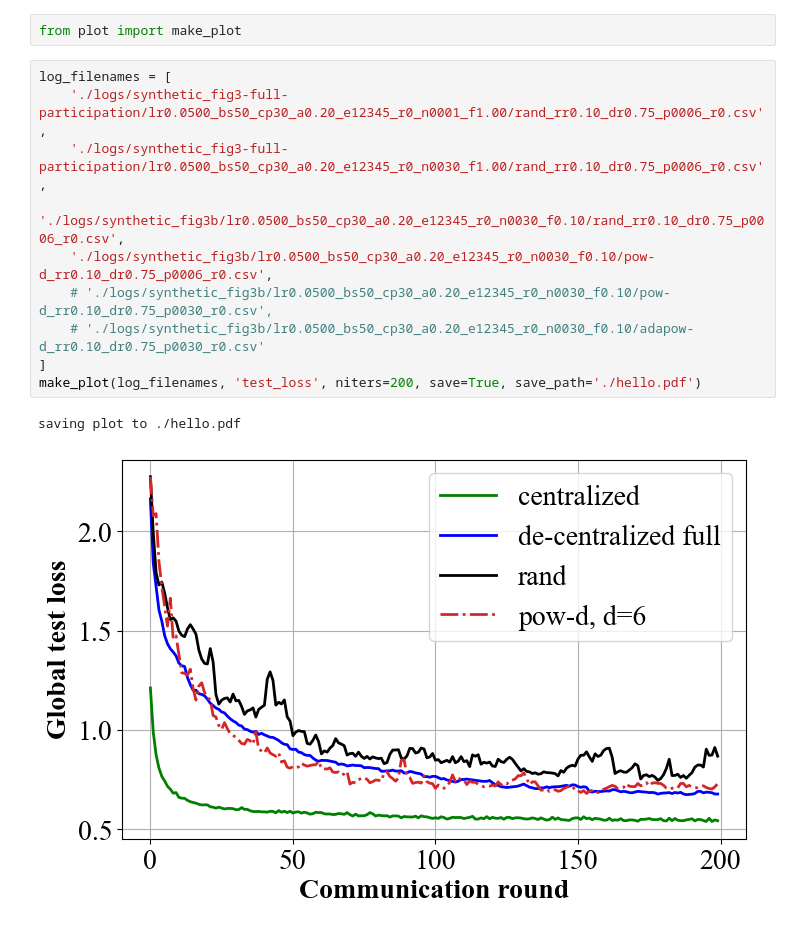
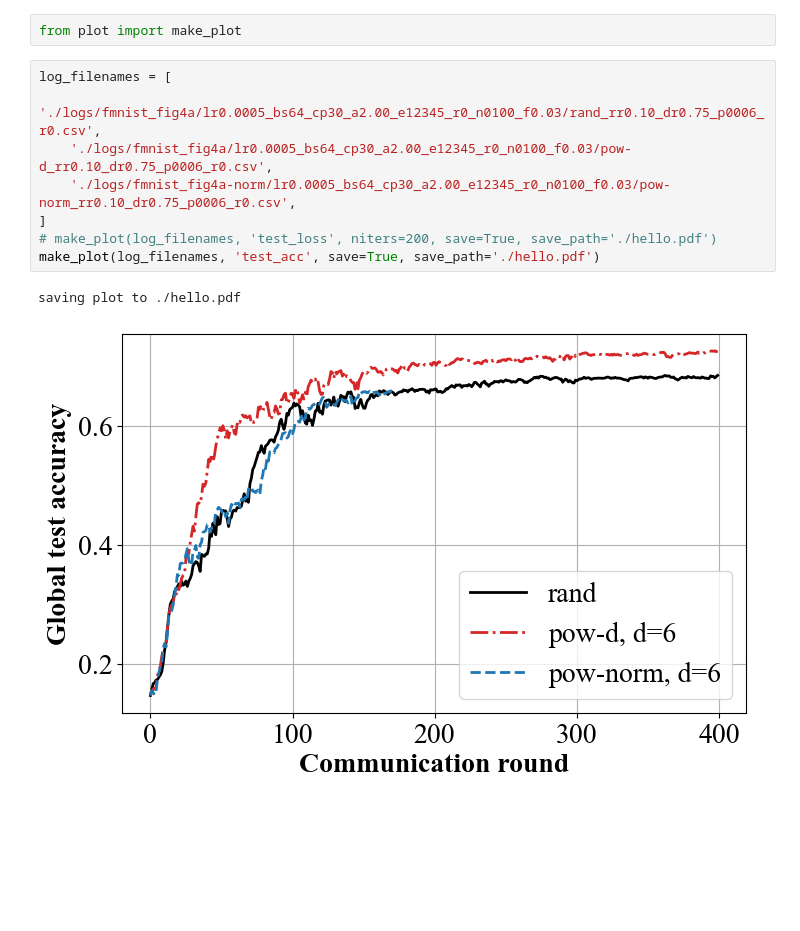
Before and after one commit to peng-ju/Power-of-Choice, a Jupyter notebook: image_classification/generate-custom-plots.ipynb, the cells around one changed output. Drawn from its saved outputs; the diff is of its cells as text; blank space fills up the shorter version.

Commit message:
added implementation of power-of-norm strategy
Former-commit-id: 8231e229437becaf08cd39f8d0d0ea0d12ff743a

```diff
--- a/image_classification/generate-custom-plots.ipynb
+++ b/image_classification/generate-custom-plots.ipynb
@@ -2,14 +2,12 @@
 from plot import make_plot
 # %%
 log_filenames = [
-    './logs/synthetic_fig3-full-participation/lr0.0500_bs50_cp30_a0.20_e12345_r0_n0001_f1.00/rand_rr0.10_dr0.75_p0006_r0.csv',
-    './logs/synthetic_fig3-full-participation/lr0.0500_bs50_cp30_a0.20_e12345_r0_n0030_f1.00/rand_rr0.10_dr0.75_p0006_r0.csv',
-    './logs/synthetic_fig3b/lr0.0500_bs50_cp30_a0.20_e12345_r0_n0030_f0.10/rand_rr0.10_dr0.75_p0006_r0.csv',
-    './logs/synthetic_fig3b/lr0.0500_bs50_cp30_a0.20_e12345_r0_n0030_f0.10/pow-d_rr0.10_dr0.75_p0006_r0.csv',
-    # './logs/synthetic_fig3b/lr0.0500_bs50_cp30_a0.20_e12345_r0_n0030_f0.10/pow-d_rr0.10_dr0.75_p0030_r0.csv',
-    # './logs/synthetic_fig3b/lr0.0500_bs50_cp30_a0.20_e12345_r0_n0030_f0.10/adapow-d_rr0.10_dr0.75_p0030_r0.csv'
+    './logs/fmnist_fig4a/lr0.0005_bs64_cp30_a2.00_e12345_r0_n0100_f0.03/rand_rr0.10_dr0.75_p0006_r0.csv',
+    './logs/fmnist_fig4a/lr0.0005_bs64_cp30_a2.00_e12345_r0_n0100_f0.03/pow-d_rr0.10_dr0.75_p0006_r0.csv',
+    './logs/fmnist_fig4a-norm/lr0.0005_bs64_cp30_a2.00_e12345_r0_n0100_f0.03/pow-norm_rr0.10_dr0.75_p0006_r0.csv',
 ]
-make_plot(log_filenames, 'test_loss', niters=200, save=True, save_path='./hello.pdf')
+# make_plot(log_filenames, 'test_loss', niters=200, save=True, save_path='./hello.pdf')
+make_plot(log_filenames, 'test_acc', save=True, save_path='./hello.pdf')
 # %% [output]
 saving plot to ./hello.pdf
-[figure, old version]
+[figure, new version]
```
Also changed, not shown: parts of 5 cells of this notebook, 2 other files.
